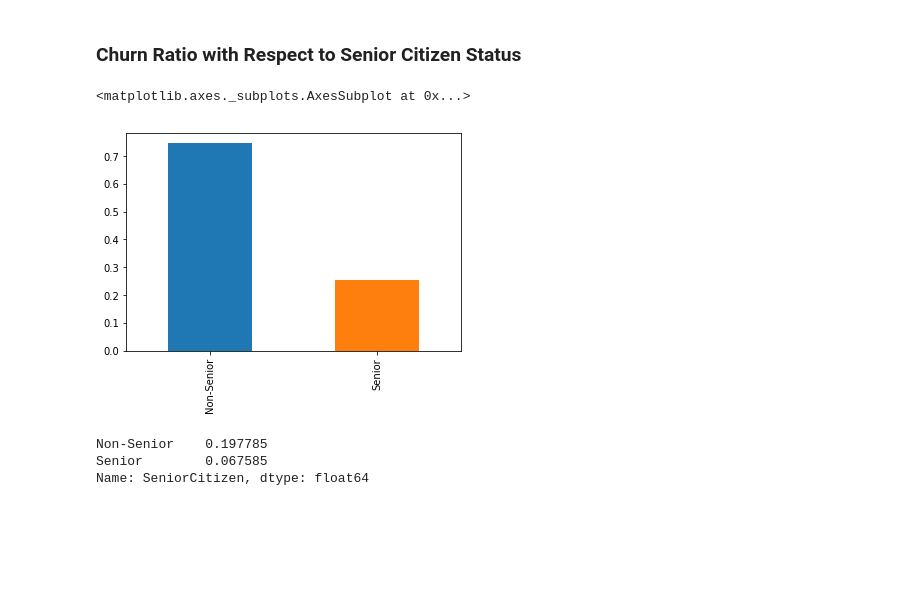
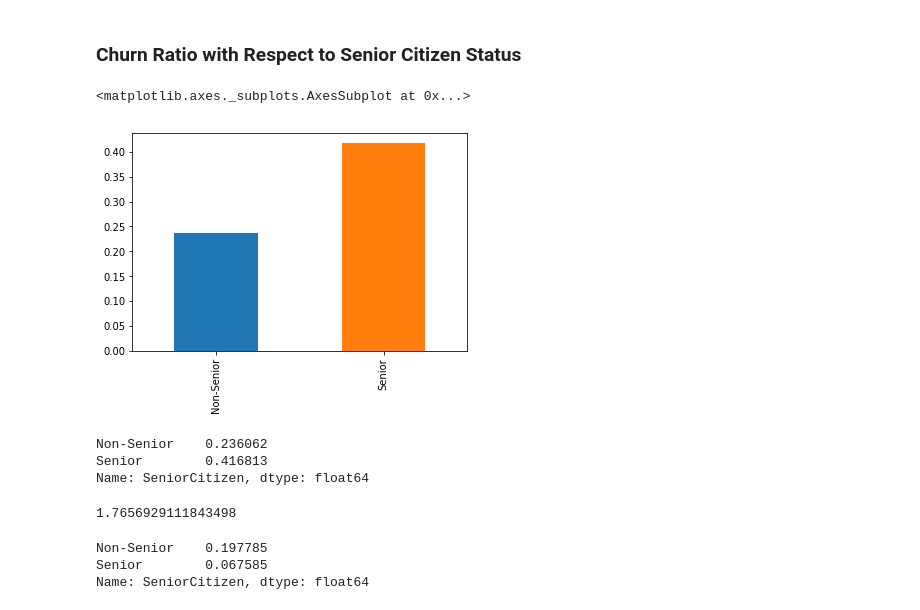
Before and after one commit to VanshNarang/Teleco-Customer-Churn-Insights, a Jupyter notebook: insights.ipynb, the cells around one changed output. Cells and saved outputs as stored; diff of their text form; code cells hidden in the pictures; blank space fills up the shorter version.

```diff
--- a/insights.ipynb
+++ b/insights.ipynb
@@ -49,10 +50,20 @@ It seems like the number of male and female teleco subscribers are somewhat equa
 # %% [markdown]
 ### Churn Ratio with Respect to Senior Citizen Status
 # %%
-(churn[churn["Churn"] == "Yes"]["SeniorCitizen"].value_counts() / len(churn[churn["Churn"] == "Yes"])).plot.bar()
+(churn[churn["Churn"] == "Yes"]["SeniorCitizen"].value_counts() / churn["SeniorCitizen"].value_counts()).plot.bar()
 # %% [output]
 <matplotlib.axes._subplots.AxesSubplot at 0x...>
-[figure, old version]
+[figure, new version]
+# %%
+(churn[churn["Churn"] == "Yes"]["SeniorCitizen"].value_counts() / churn["SeniorCitizen"].value_counts())
+# %% [output]
+Non-Senior    0.236062
+Senior        0.416813
+Name: SeniorCitizen, dtype: float64
+# %%
+ 0.416813/0.236062
+# %% [output]
+1.7656929111843498
 # %%
 churn1["SeniorCitizen"].value_counts() /len(churn["SeniorCitizen"])
 # %% [output]
```
Also changed, not shown: parts of 22 cells of this notebook.
